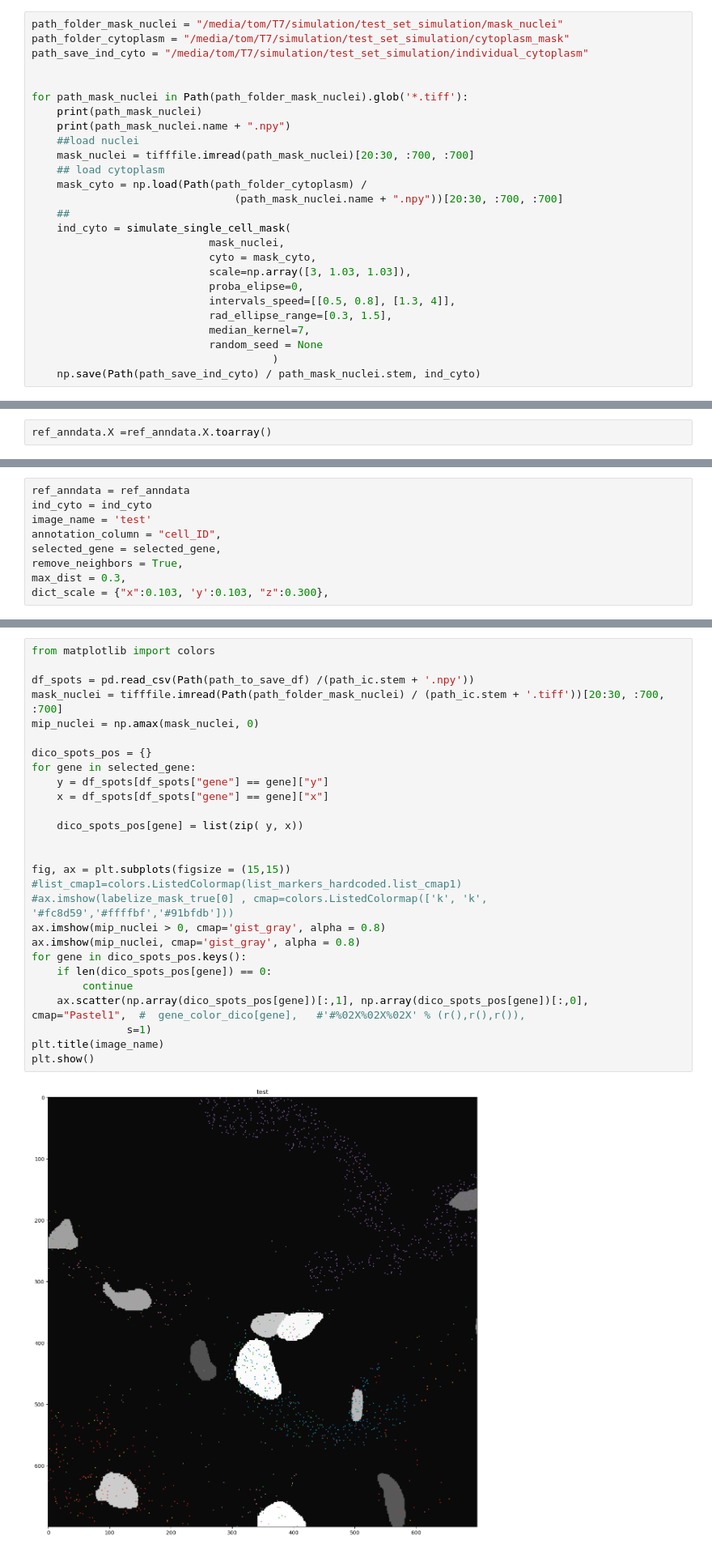
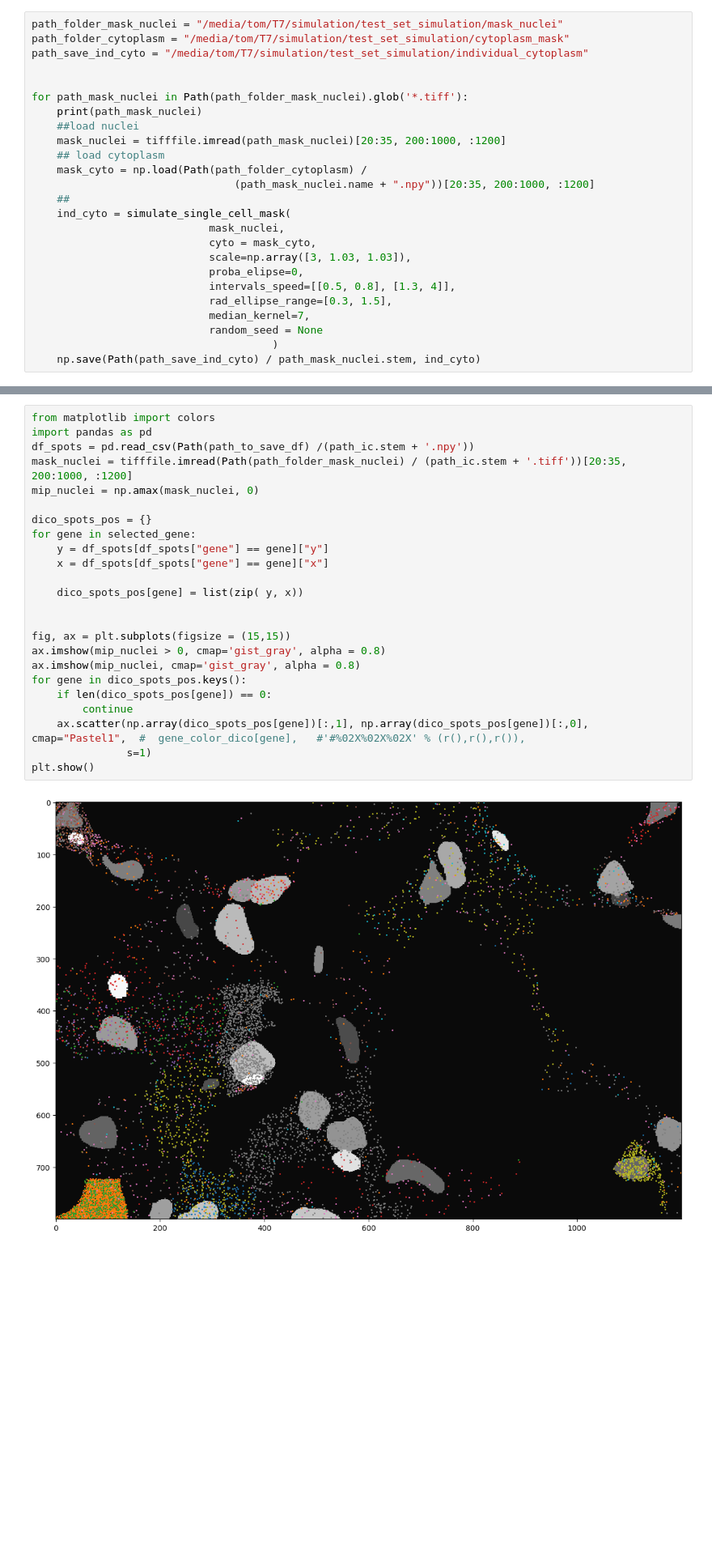
Before and after one commit to tdefa/SimTissue, a Jupyter notebook: tutorial/tissue_simulation.ipynb, the cells around one changed output, grey strips where cells are left out. Shown at 81% size. Saved outputs shown, nothing was run; the diff lists cells and outputs as text; blank space fills up the shorter version.

```diff
--- a/tutorial/tissue_simulation.ipynb
+++ b/tutorial/tissue_simulation.ipynb
@@ -163,12 +66,11 @@ path_save_ind_cyto = "/media/tom/T7/simulation/test_set_simulation/individual_cy
 
 for path_mask_nuclei in Path(path_folder_mask_nuclei).glob('*.tiff'):
     print(path_mask_nuclei)
-    print(path_mask_nuclei.name + ".npy")
     ##load nuclei
-    mask_nuclei = tifffile.imread(path_mask_nuclei)[20:30, :700, :700]
+    mask_nuclei = tifffile.imread(path_mask_nuclei)[20:35, 200:1000, :1200]
     ## load cytoplasm
     mask_cyto = np.load(Path(path_folder_cytoplasm) /
-                                (path_mask_nuclei.name + ".npy"))[20:30, :700, :700]
+                                (path_mask_nuclei.name + ".npy"))[20:35, 200:1000, :1200]
     ##
     ind_cyto = simulate_single_cell_mask(
                             mask_nuclei,
@@ -304,5 +113,3 @@ AnnData object with n_obs × n_vars = 4000 × 3000
-# %%
-ref_anndata.X =ref_anndata.X.toarray()
 # %%
 path_to_save_anndata = "/media/tom/T7/simulation/test_set_simulation/anndata/"
 path_to_save_df = "/media/tom/T7/simulation/test_set_simulation/dataframe/"
@@ -361,40 +145,28 @@ AttributeError: 'DataFrame' object has no attribute 'features'
-# %%
-ref_anndata = ref_anndata
-ind_cyto = ind_cyto
-image_name = 'test'
-annotation_column = "cell_ID",
-selected_gene = selected_gene,
-remove_neighbors = True,
-max_dist = 0.3,
-dict_scale = {"x":0.103, 'y':0.103, "z":0.300},
 # %% [markdown]
 ### PLOT FINAL SIMULATION
 # %%
 from matplotlib import colors
-
+import pandas as pd
 df_spots = pd.read_csv(Path(path_to_save_df) /(path_ic.stem + '.npy'))
-mask_nuclei = tifffile.imread(Path(path_folder_mask_nuclei) / (path_ic.stem + '.tiff'))[20:30, :700, :700]
+mask_nuclei = tifffile.imread(Path(path_folder_mask_nuclei) / (path_ic.stem + '.tiff'))[20:35, 200:1000, :1200]
 mip_nuclei = np.amax(mask_nuclei, 0)
 
 dico_spots_pos = {}
 for gene in selected_gene:
     y = df_spots[df_spots["gene"] == gene]["y"]
     x = df_spots[df_spots["gene"] == gene]["x"]
 
     dico_spots_pos[gene] = list(zip( y, x))
 
 
 fig, ax = plt.subplots(figsize = (15,15))
-#list_cmap1=colors.ListedColormap(list_markers_hardcoded.list_cmap1)
-#ax.imshow(labelize_mask_true[0] , cmap=colors.ListedColormap(['k', 'k', '#fc8d59','#ffffbf','#91bfdb']))
 ax.imshow(mip_nuclei > 0, cmap='gist_gray', alpha = 0.8)
 ax.imshow(mip_nuclei, cmap='gist_gray', alpha = 0.8)
 for gene in dico_spots_pos.keys():
     if len(dico_spots_pos[gene]) == 0:
         continue
     ax.scatter(np.array(dico_spots_pos[gene])[:,1], np.array(dico_spots_pos[gene])[:,0], cmap="Pastel1",  #  gene_color_dico[gene],   #'#%02X%02X%02X' % (r(),r(),r()),
                s=1)
-plt.title(image_name)
 plt.show()
 # %% [output]
-[figure, old version]
+[figure, new version]
```
Also changed, not shown: parts of 20 cells of this notebook, 11 other files.
